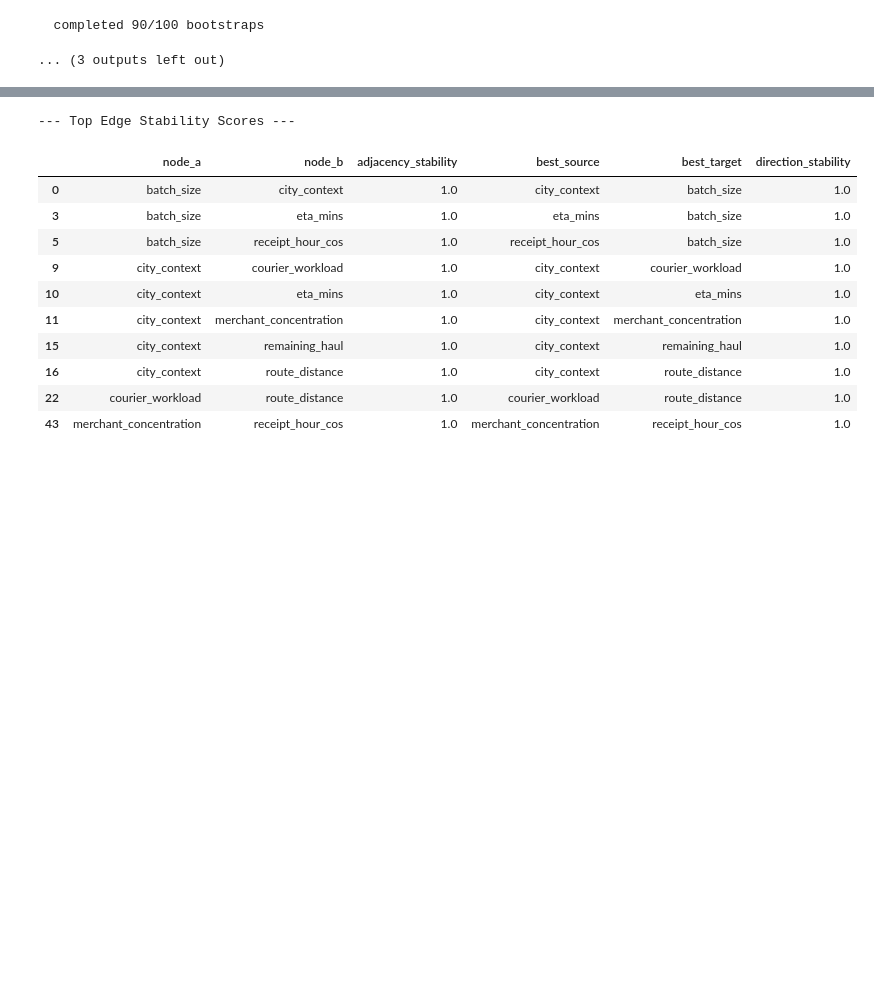
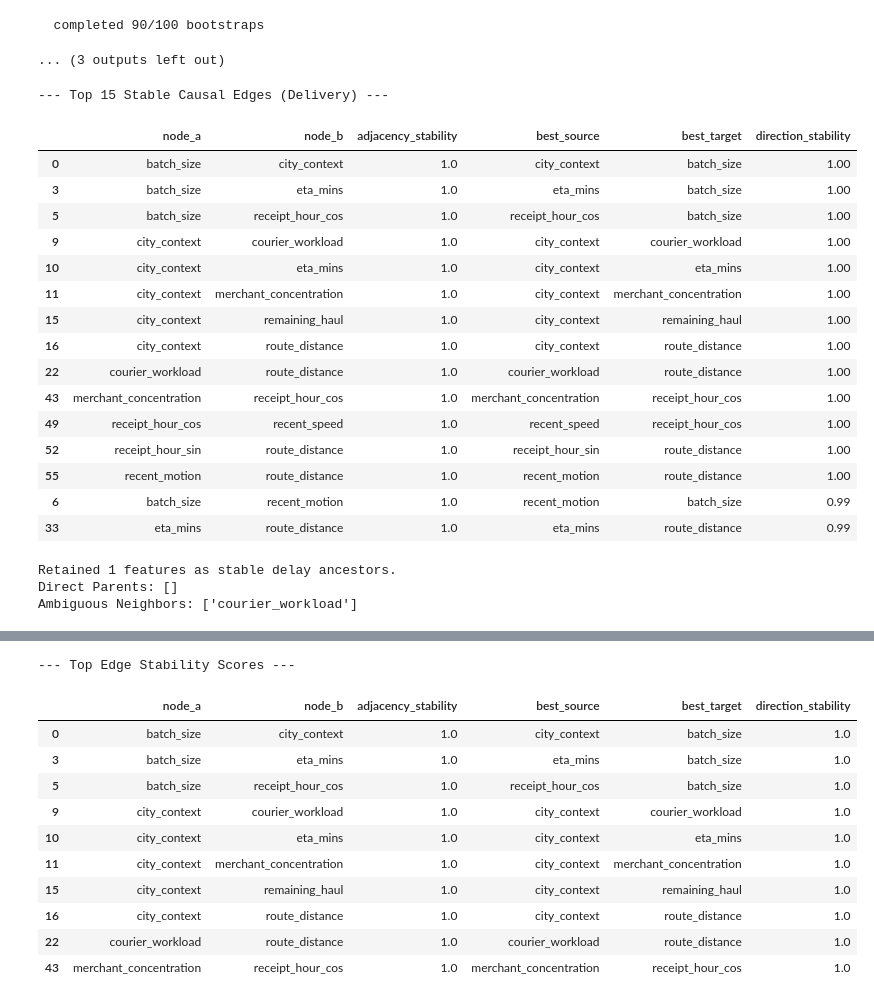
Before and after one commit to aymuos/endgame, a Jupyter notebook: 04_cdnod.ipynb, the cells around one changed output, grey strips where cells are left out. Saved outputs shown, nothing was run; the diff lists cells and outputs as text; code cells hidden in the pictures; blank space fills up the shorter version.

```diff
--- a/04_cdnod.ipynb
+++ b/04_cdnod.ipynb
@@ -528,3 +521,33 @@ Estimating edge stability with 100 stratified bootstraps...
   completed 80/100 bootstraps
   completed 90/100 bootstraps
 ... (3 outputs left out)
+# %%
+# Final summary of delivery results
+if 'delivery_results' in globals():
+    print("--- Top 15 Stable Causal Edges (Delivery) ---")
+    display(delivery_results['stability'].head(15))
+
+    print(f"\nRetained {len(delivery_results['kept'])} features as stable delay ancestors.")
+    print(f"Direct Parents: {delivery_results['direct_parents']}")
+    print(f"Ambiguous Neighbors: {delivery_results['ambiguous_neighbors']}")
+# %% [output]
+--- Top 15 Stable Causal Edges (Delivery) ---
+|  | node_a | node_b | adjacency_stability | best_source | best_target | direction_stability |
+| 0 | batch_size | city_context | 1.0 | city_context | batch_size | 1.00 |
+| 3 | batch_size | eta_mins | 1.0 | eta_mins | batch_size | 1.00 |
+| 5 | batch_size | receipt_hour_cos | 1.0 | receipt_hour_cos | batch_size | 1.00 |
+| 9 | city_context | courier_workload | 1.0 | city_context | courier_workload | 1.00 |
+| 10 | city_context | eta_mins | 1.0 | city_context | eta_mins | 1.00 |
+| 11 | city_context | merchant_concentration | 1.0 | city_context | merchant_concentration | 1.00 |
+| 15 | city_context | remaining_haul | 1.0 | city_context | remaining_haul | 1.00 |
+| 16 | city_context | route_distance | 1.0 | city_context | route_distance | 1.00 |
+| 22 | courier_workload | route_distance | 1.0 | courier_workload | route_distance | 1.00 |
+| 43 | merchant_concentration | receipt_hour_cos | 1.0 | merchant_concentration | receipt_hour_cos | 1.00 |
+| 49 | receipt_hour_cos | recent_speed | 1.0 | recent_speed | receipt_hour_cos | 1.00 |
+| 52 | receipt_hour_sin | route_distance | 1.0 | receipt_hour_sin | route_distance | 1.00 |
+| 55 | recent_motion | route_distance | 1.0 | recent_motion | route_distance | 1.00 |
+| 6 | batch_size | recent_motion | 1.0 | recent_motion | batch_size | 0.99 |
+| 33 | eta_mins | route_distance | 1.0 | eta_mins | route_distance | 0.99 |
+Retained 1 features as stable delay ancestors.
+Direct Parents: []
+Ambiguous Neighbors: ['courier_workload']
```
Also changed, not shown: parts of 6 cells of this notebook.
